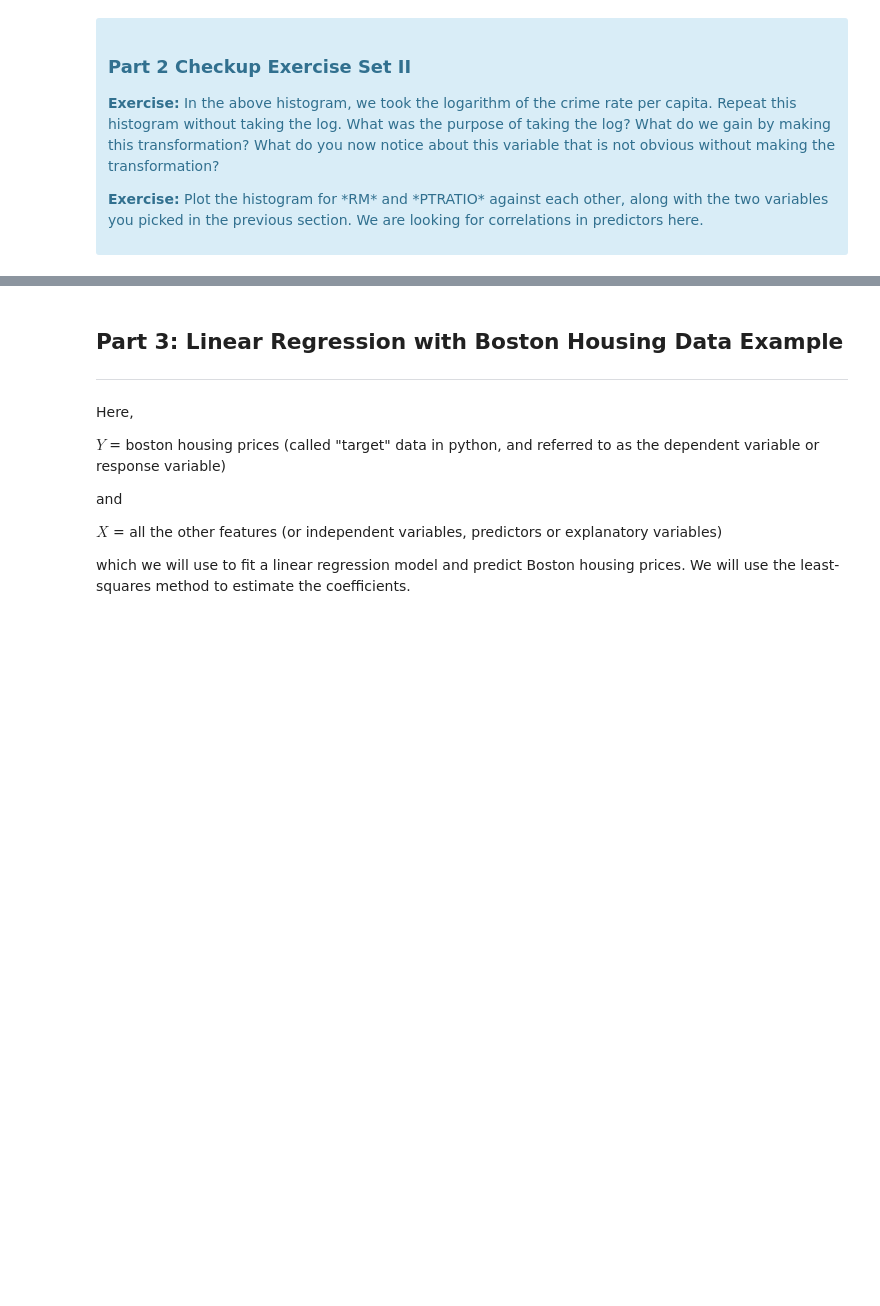
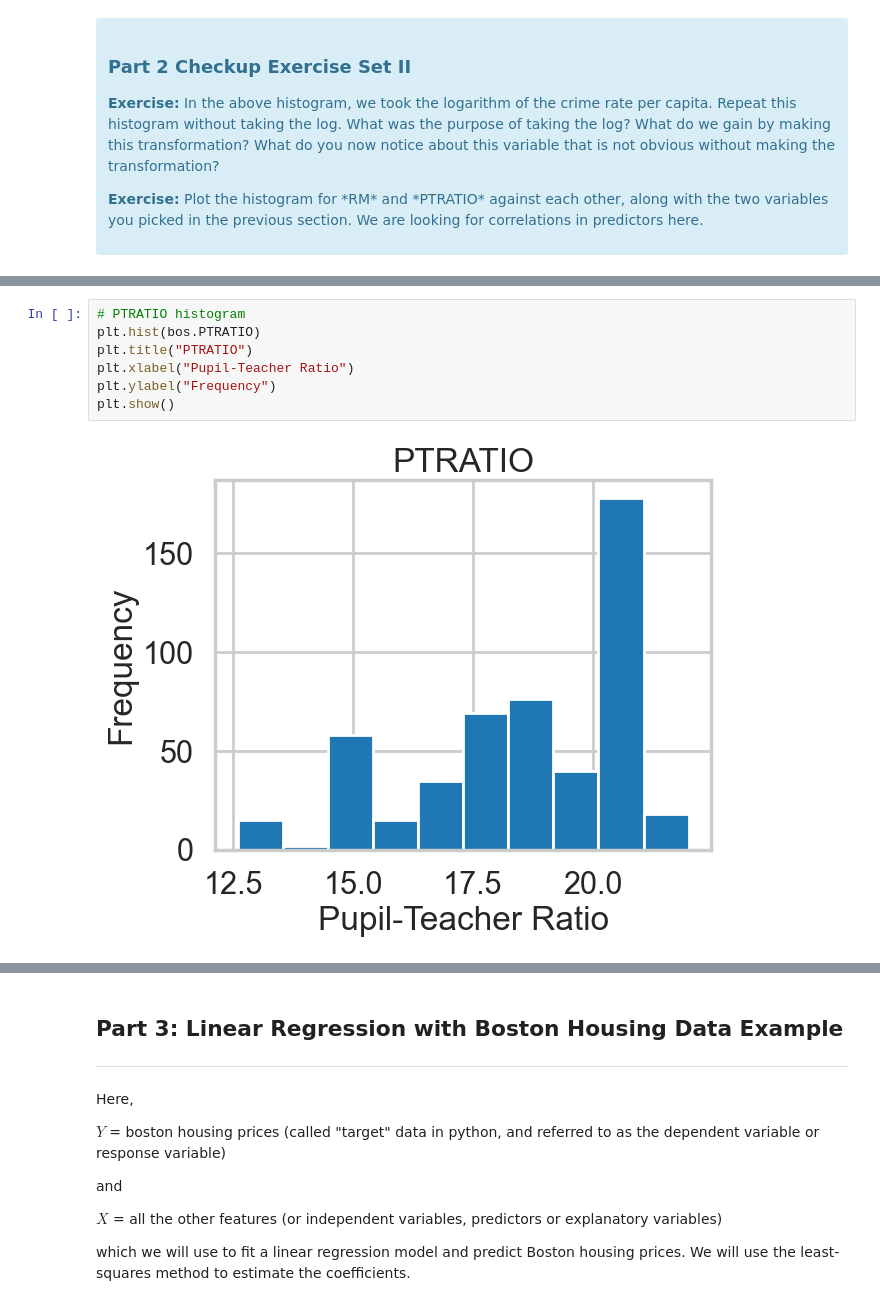
Before and after one commit to eraiken/Springboard, a Jupyter notebook: Unit 22/22.4 Case Study - Boston Housing/Mini_Project_Linear_Regression.ipynb, the cells around one changed output, grey strips where cells are left out. Drawn from its saved outputs; the diff is of its cells as text; blank space fills up the shorter version.

```diff
--- a/Unit 22/22.4 Case Study - Boston Housing/Mini_Project_Linear_Regression.ipynb
+++ b/Unit 22/22.4 Case Study - Boston Housing/Mini_Project_Linear_Regression.ipynb
@@ -316,0 +333,9 @@ plt.show()
+# %%
+# PTRATIO histogram
+plt.hist(bos.PTRATIO)
+plt.title("PTRATIO")
+plt.xlabel("Pupil-Teacher Ratio")
+plt.ylabel("Frequency")
+plt.show()
+# %% [output]
+[figure, added]
```
Also changed, not shown: parts of 13 cells of this notebook.
